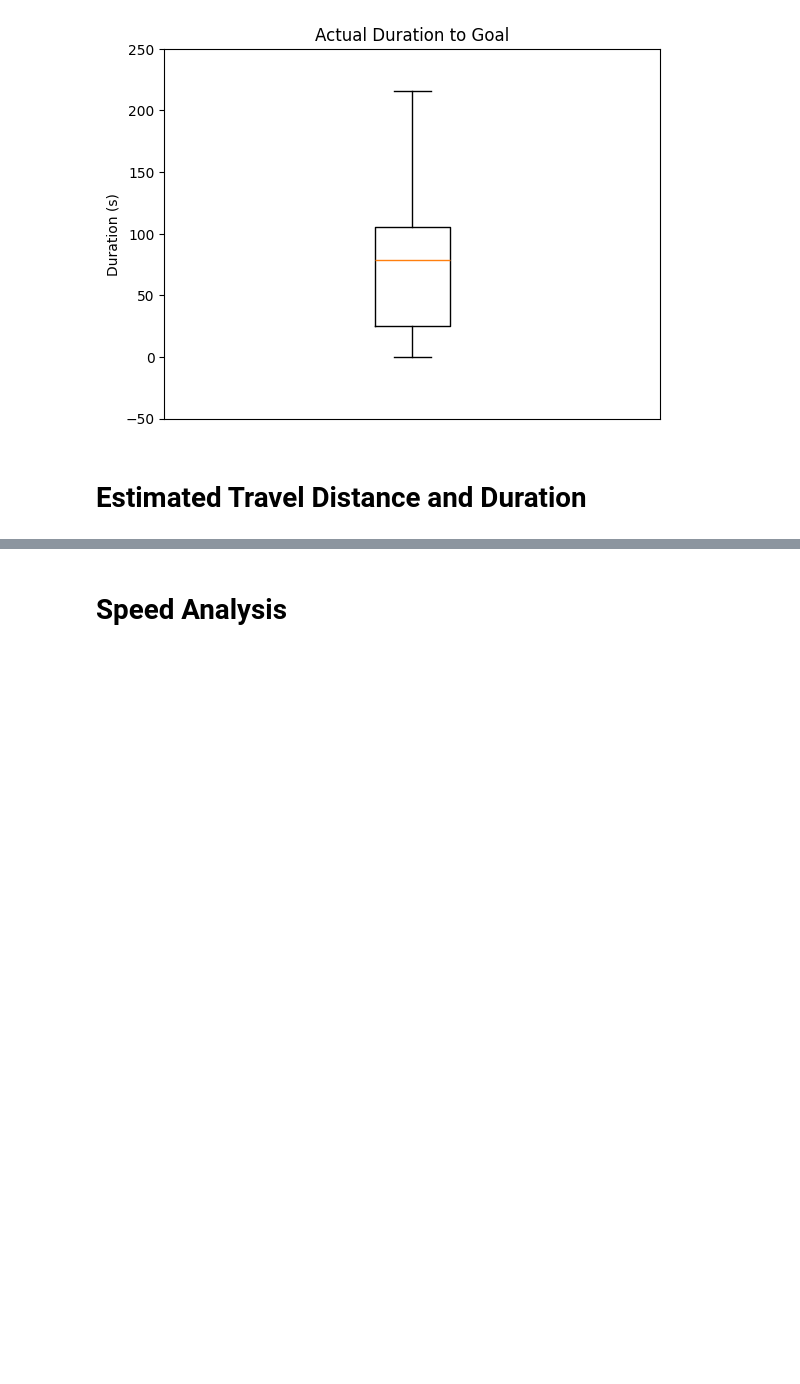
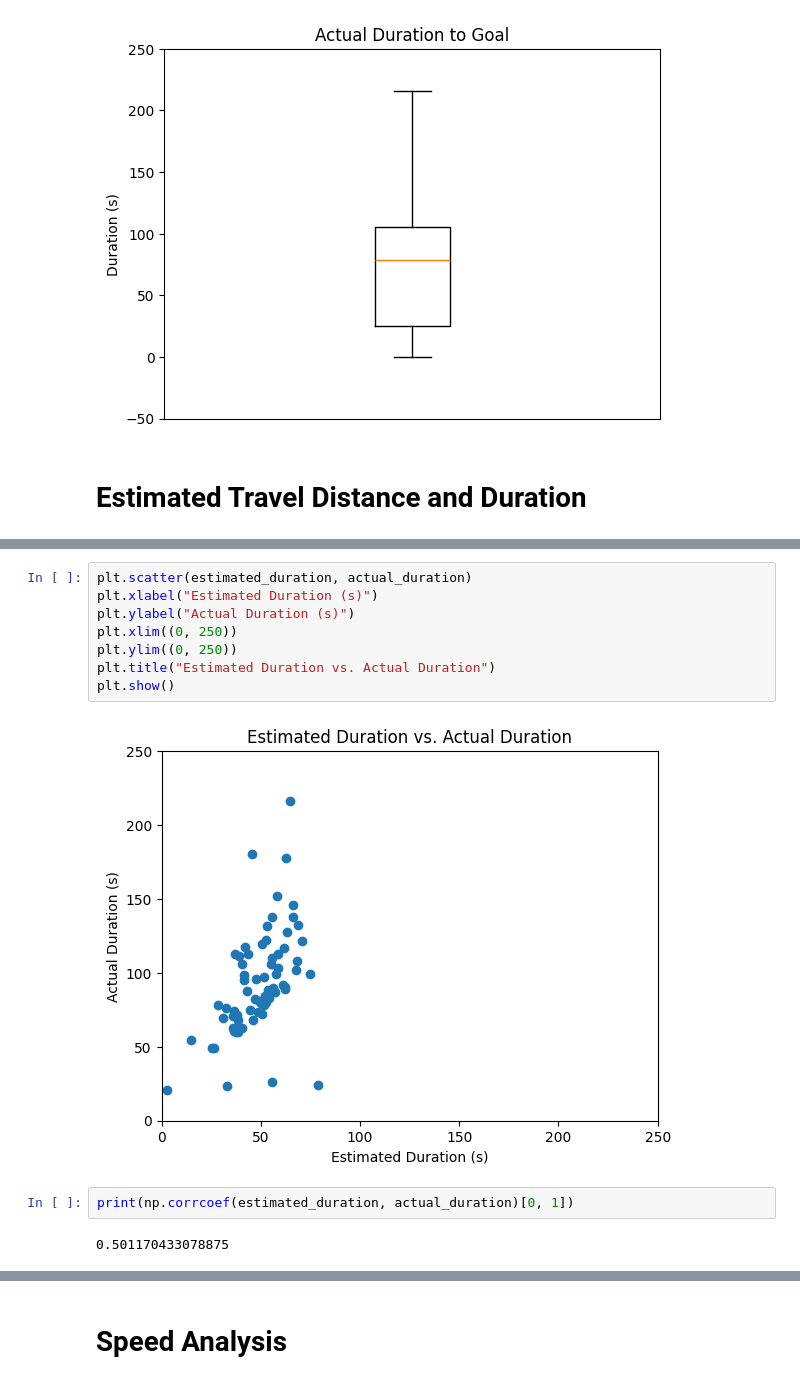
Before and after one commit to Ethan-Schneider/M2M, a Jupyter notebook: router_analysis.ipynb, the cells around one changed output, grey strips where cells are left out. Drawn from its saved outputs; the diff is of its cells as text; blank space fills up the shorter version.

```diff
--- a/router_analysis.ipynb
+++ b/router_analysis.ipynb
@@ -483,0 +620,14 @@ plt.show()
+# %%
+plt.scatter(estimated_duration, actual_duration)
+plt.xlabel("Estimated Duration (s)")
+plt.ylabel("Actual Duration (s)")
+plt.xlim((0, 250))
+plt.ylim((0, 250))
+plt.title("Estimated Duration vs. Actual Duration")
+plt.show()
+# %% [output]
+[figure, added]
+# %%
+print(np.corrcoef(estimated_duration, actual_duration)[0, 1])
+# %% [output]
+0.501170433078875
```
Also changed, not shown: parts of 41 cells of this notebook, 19 other files.
